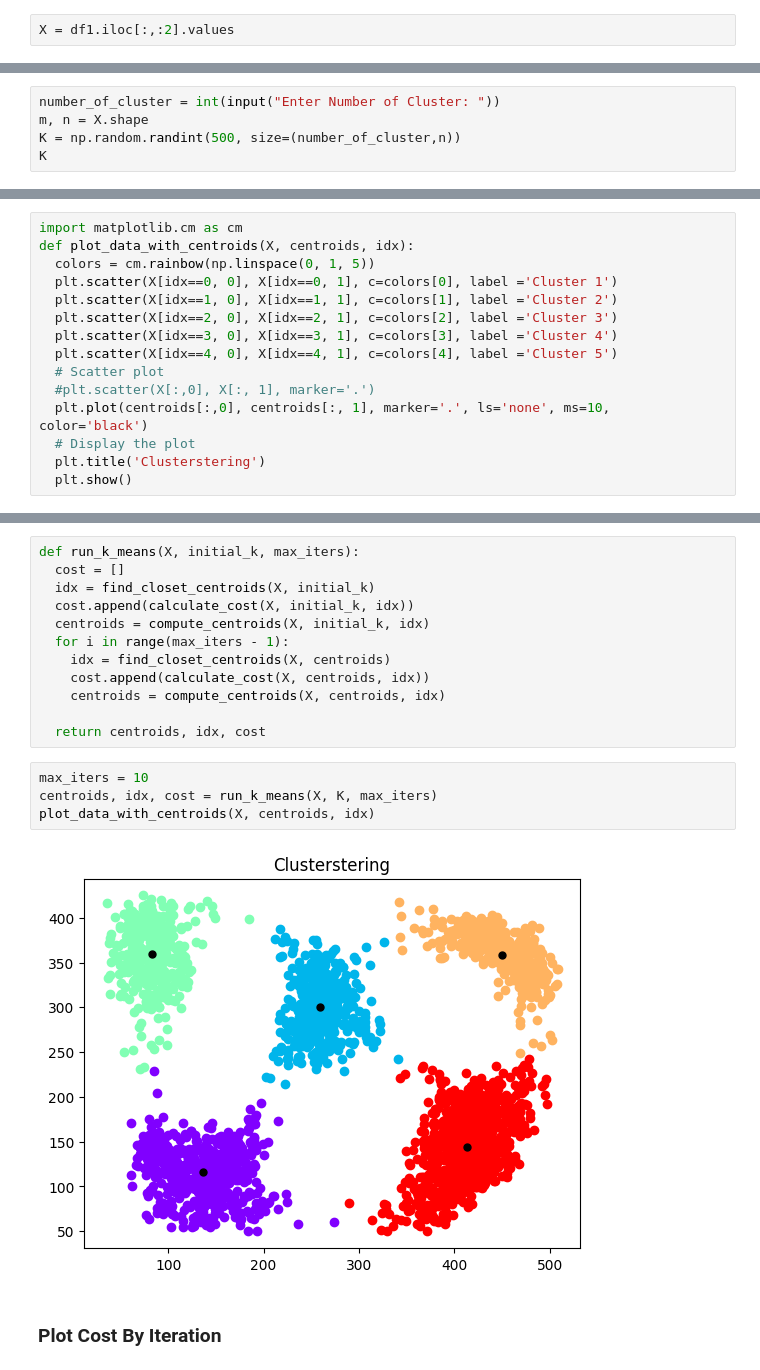
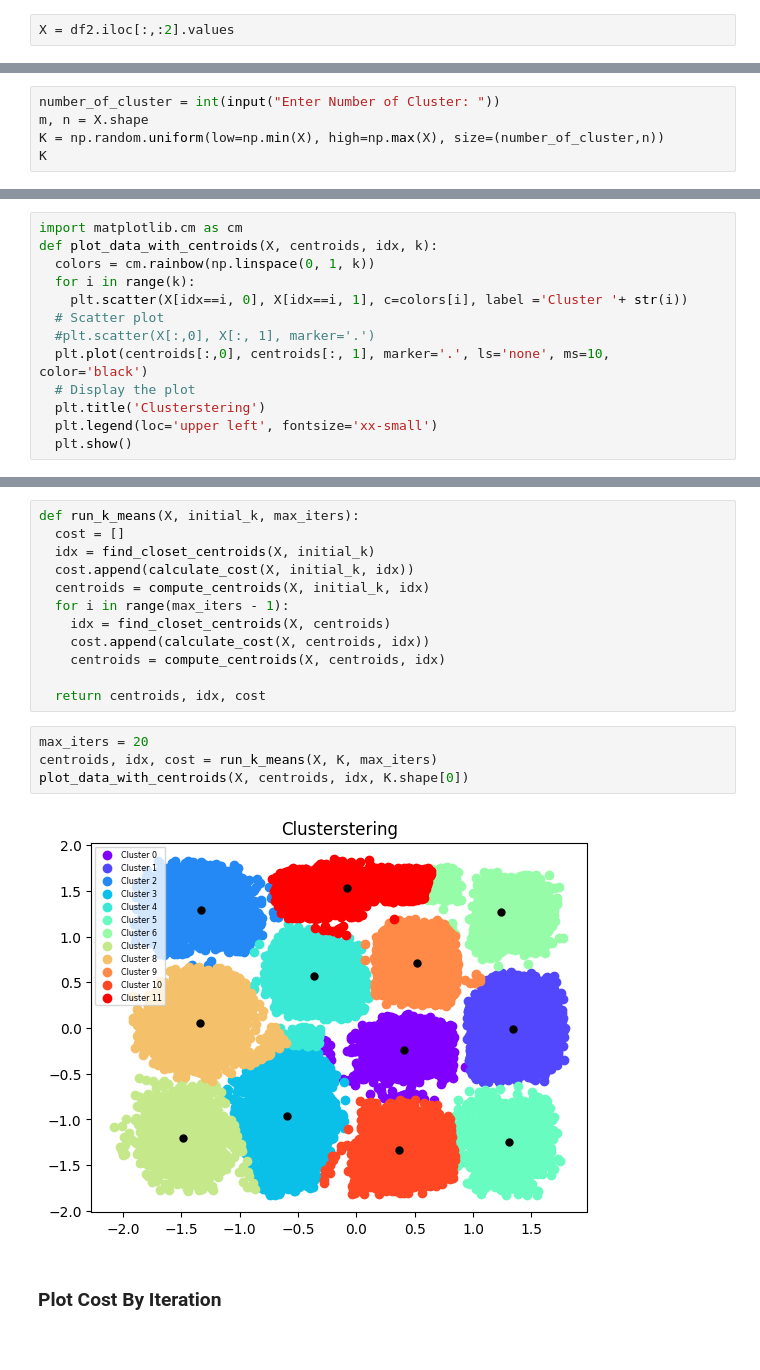
Before and after one commit to alireza00bin/Clustering_Algorithm, a Jupyter notebook: Clustering.ipynb, the cells around one changed output, grey strips where cells are left out. Cells and saved outputs as stored; diff of their text form.

```diff
--- a/Clustering.ipynb
+++ b/Clustering.ipynb
@@ -92,5 +94,5 @@ print(df3.shape)
 # %%
-X = df1.iloc[:,:2].values
+X = df2.iloc[:,:2].values
 # %% [markdown]
 ### Plot DataSet
 # %%
@@ -117,6 +124,6 @@ Note that the K is a matirx with k*n dimension
 # %%
 number_of_cluster = int(input("Enter Number of Cluster: "))
 m, n = X.shape
-K = np.random.randint(500, size=(number_of_cluster,n))
+K = np.random.uniform(low=np.min(X), high=np.max(X), size=(number_of_cluster,n))
 K
 # %% [output]
@@ -179,18 +193,16 @@ def compute_centroids(X, K, idx):
 ### Plot Clusters With thier Centers
 # %%
 import matplotlib.cm as cm
-def plot_data_with_centroids(X, centroids, idx):
-  colors = cm.rainbow(np.linspace(0, 1, 5))
-  plt.scatter(X[idx==0, 0], X[idx==0, 1], c=colors[0], label ='Cluster 1')
-  plt.scatter(X[idx==1, 0], X[idx==1, 1], c=colors[1], label ='Cluster 2')
-  plt.scatter(X[idx==2, 0], X[idx==2, 1], c=colors[2], label ='Cluster 3')
-  plt.scatter(X[idx==3, 0], X[idx==3, 1], c=colors[3], label ='Cluster 4')
-  plt.scatter(X[idx==4, 0], X[idx==4, 1], c=colors[4], label ='Cluster 5')
+def plot_data_with_centroids(X, centroids, idx, k):
+  colors = cm.rainbow(np.linspace(0, 1, k))
+  for i in range(k):
+    plt.scatter(X[idx==i, 0], X[idx==i, 1], c=colors[i], label ='Cluster '+ str(i))
   # Scatter plot
   #plt.scatter(X[:,0], X[:, 1], marker='.')
   plt.plot(centroids[:,0], centroids[:, 1], marker='.', ls='none', ms=10, color='black')
   # Display the plot
   plt.title('Clusterstering')
+  plt.legend(loc='upper left', fontsize='xx-small')
   plt.show()
 # %% [markdown]
 ### Calculate Cost function(Distortion)
@@ -218,11 +230,11 @@ def run_k_means(X, initial_k, max_iters):
 
   return centroids, idx, cost
 # %%
-max_iters = 10
+max_iters = 20
 centroids, idx, cost = run_k_means(X, K, max_iters)
-plot_data_with_centroids(X, centroids, idx)
+plot_data_with_centroids(X, centroids, idx, K.shape[0])
 # %% [output]
-[figure, old version]
+[figure, new version]
 # %% [markdown]
 ### Plot Cost By Iteration
 # %%
```
Also changed, not shown: parts of 25 cells of this notebook.
